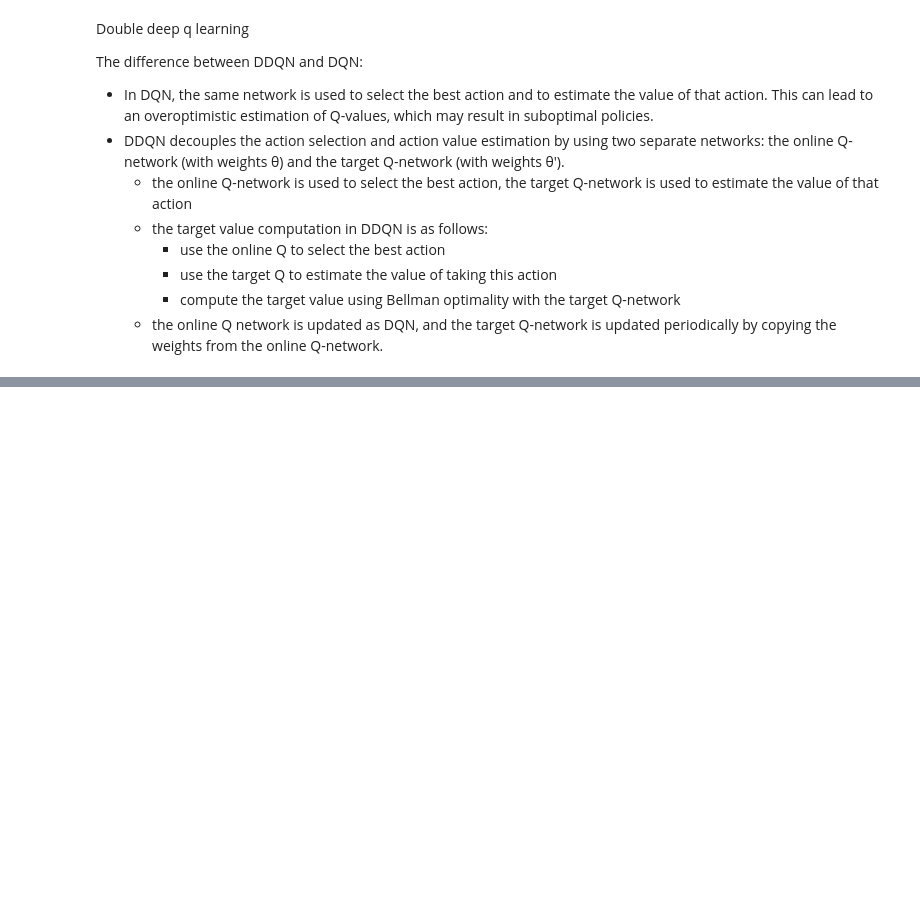
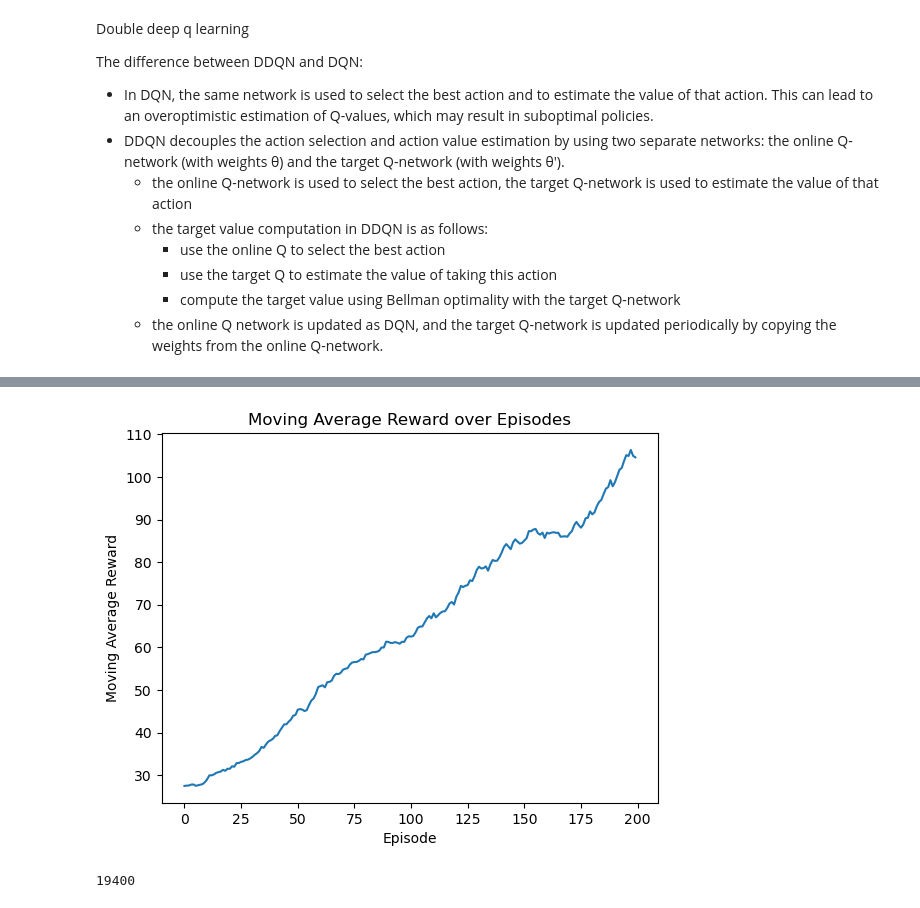
Before and after one commit to YangyangFu/dynax, a Jupyter notebook: resources/jax/drl/ddqn.ipynb, the cells around one changed output, grey strips where cells are left out. Drawn from its saved outputs; the diff is of its cells as text; code cells hidden in the pictures; blank space fills up the shorter version.

```diff
--- a/resources/jax/drl/ddqn.ipynb
+++ b/resources/jax/drl/ddqn.ipynb
@@ -167,16 +229,22 @@ plt.show()
 # %%
 # plot training
-def plot_moving_average_reward(episode_rewards, window_size=10):
+def plot_moving_average_reward(episode_rewards, window_size=100):
     cumsum_rewards = np.cumsum(episode_rewards)
     moving_avg_rewards = (cumsum_rewards[window_size:] - cumsum_rewards[:-window_size]) / window_size
 
     plt.plot(moving_avg_rewards)
     plt.xlabel('Episode')
     plt.ylabel('Moving Average Reward')
     plt.title('Moving Average Reward over Episodes')
     plt.show()
 
 plot_moving_average_reward(reward_history)
+# %% [output]
+[figure, added]
+# %%
+agent.steps
+# %% [output]
+19400
 # %%
 # test
 # need a virtual display for rendering in docker
```
Also changed, not shown: parts of 4 cells of this notebook, 2 other files.
